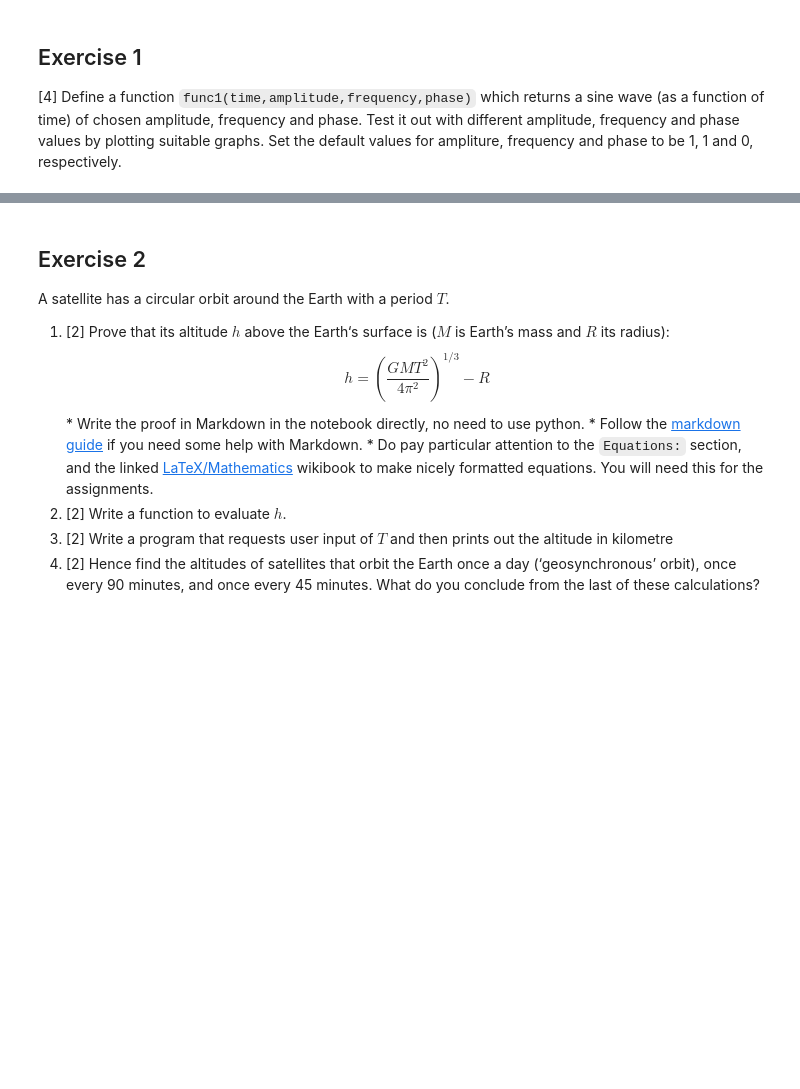
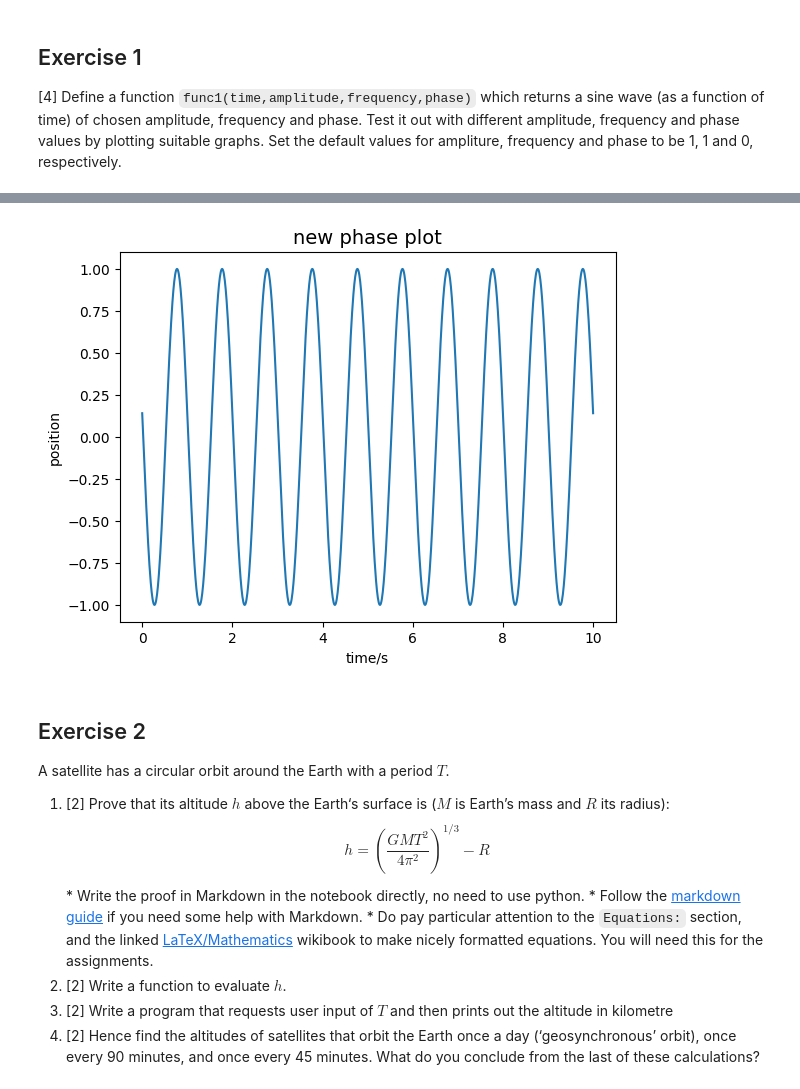
Before and after one commit to PX2145-2025/week-2-b-Lalsodagar-Adi, a Jupyter notebook: Functions_Adi_L.ipynb, the cells around one changed output, grey strips where cells are left out. Saved outputs shown, nothing was run; the diff lists cells and outputs as text; code cells hidden in the pictures; blank space fills up the shorter version.

```diff
--- a/Functions_Adi_L.ipynb
+++ b/Functions_Adi_L.ipynb
@@ -328,3 +409,31 @@ Text(0, 0.5, 'position / rad')
+# %%
+from numpy import array,sqrt,pi,sin
+import matplotlib.pyplot as plt
+
+def func1(time):
+  # defining the default values for amplitude, frequency and phase values
+  amp = 1
+  freq = 1
+  phase = 0
+  '''
+  returning amplitude in radians
+  also changing the value of phase from last time
+  '''
+  text = amp*sin(freq*2*pi*time + (phase + 3))
+  return text
+
+# defining the time variable as an array
+time = np.linspace(0,10,1000)
+
+# now plotting the graph
+
+plt.plot(time,func1(time))
+plt.xlabel('time/s')
+plt.ylabel('position')
+plt.title("new phase plot", fontsize = 14)
+plt.savefig("New phase value setting.jpg")
+# %% [output]
+[figure, added]
 # %% [markdown]
 ## Exercise 2
 
```
Also changed, not shown: parts of 8 cells of this notebook.
